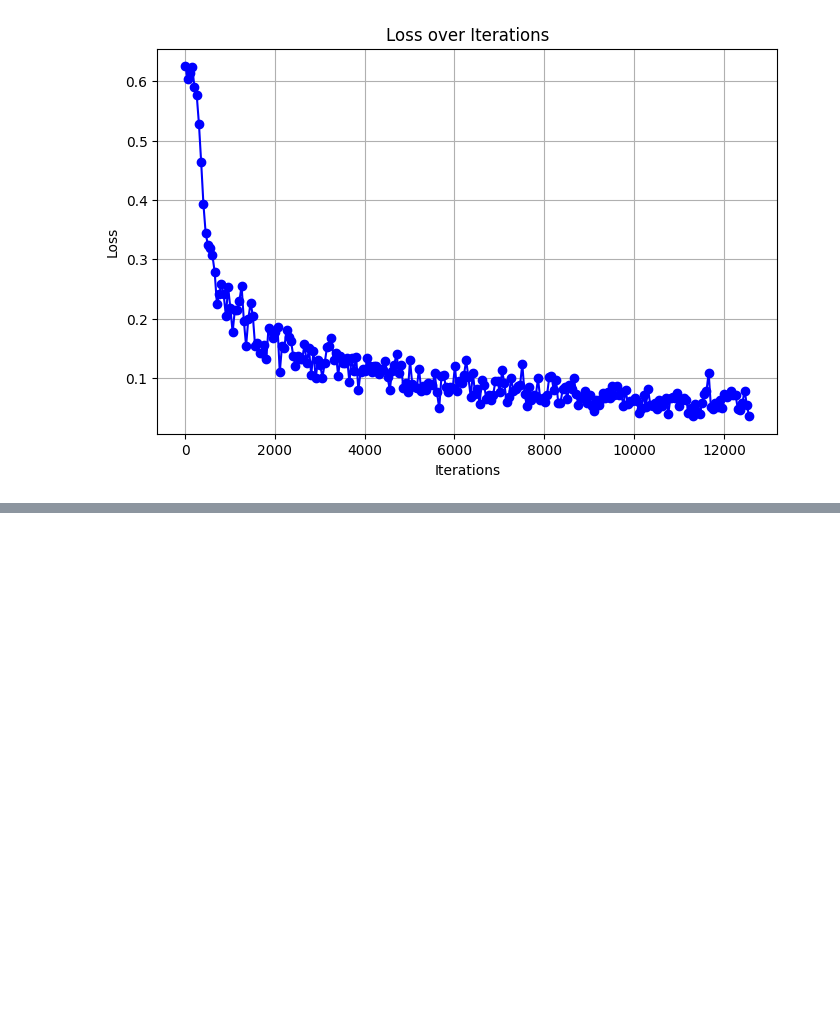
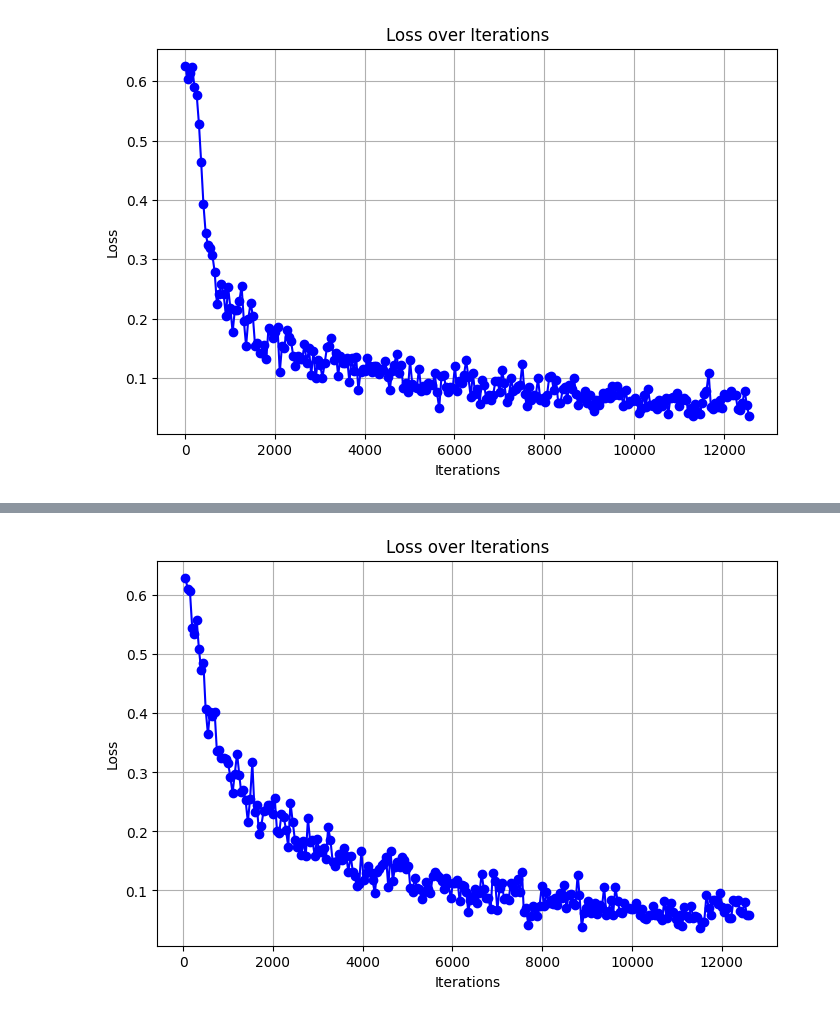
Before and after one commit to StanleJanesz/IML---project-, a Jupyter notebook: loss_plots.ipynb, the cells around one changed output, grey strips where cells are left out. Saved outputs shown, nothing was run; the diff lists cells and outputs as text; code cells hidden in the pictures; blank space fills up the shorter version.

```diff
--- a/loss_plots.ipynb
+++ b/loss_plots.ipynb
@@ -58,0 +74,6 @@ plot_loss(file_path)
+# %%
+file_path = '..\\work_folder\\loss_values\\loss12.txt'
+
+plot_loss(file_path, 5, 1260)
+# %% [output]
+[figure, added]
```
Also changed, not shown: parts of 14 cells of this notebook, 3 other files.
